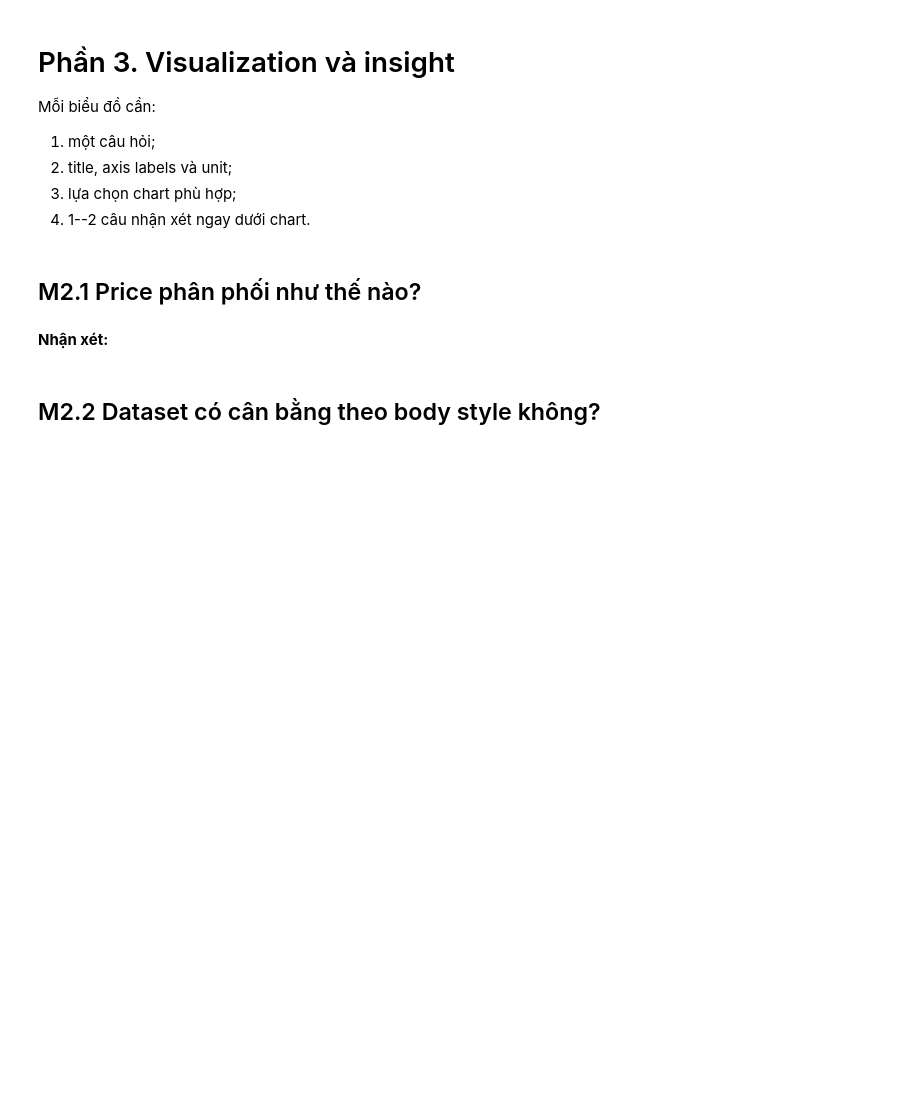
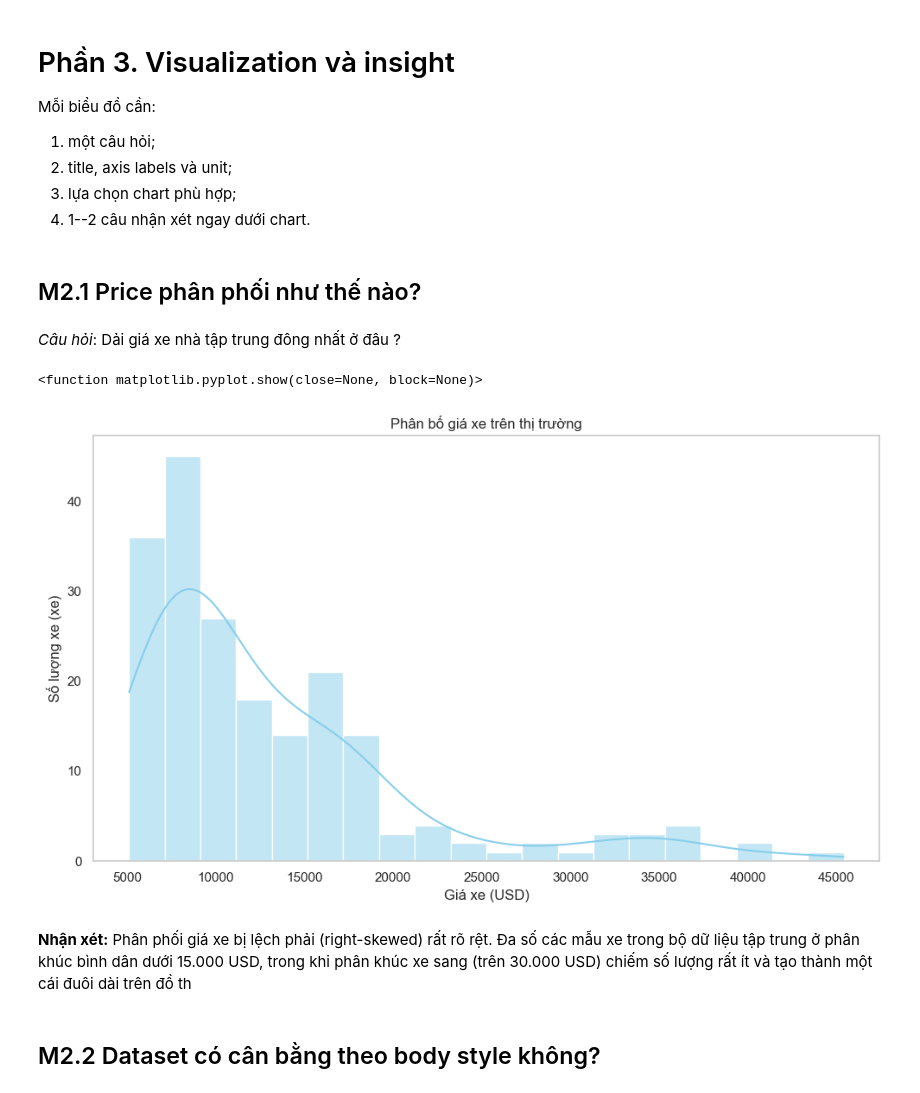
Before and after one commit to mliotlab/mliot-pyml-2026-hw, a Jupyter notebook: week02/numpy-pandas-eda-hw/numpy_pandas_eda_hw.ipynb, the cells around one changed output. Drawn from its saved outputs; the diff is of its cells as text; code cells hidden in the pictures; blank space fills up the shorter version.

```diff
--- a/week02/numpy-pandas-eda-hw/numpy_pandas_eda_hw.ipynb
+++ b/week02/numpy-pandas-eda-hw/numpy_pandas_eda_hw.ipynb
@@ -192,6 +218,10 @@ Load dữ liệu sao cho dấu `?` vẫn là chuỗi để quan sát ảnh hư
 # raw_df = ...
 # raw_shape = ...
 # raw_missing_marker_count = ...
+
+raw_df = pd.read_csv(DATA_PATH)
+raw_shape = raw_df.shape
+raw_missing_marker_count = (raw_df == "?").sum().sum()
 # %% [markdown]
 ## D2. Missing values và dtype
 
@@ -208,6 +238,12 @@ NUMERIC_COLUMNS = ['symboling', 'normalized_losses', 'wheel_base', 'length', 'wi
 # for column in NUMERIC_COLUMNS:
 #     ...
 # missing_by_column = ...
+
+df_clean = raw_df.replace("?", np.nan)
+for column in NUMERIC_COLUMNS:
+    df_clean[column] = pd.to_numeric(df_clean[column])
+
+missing_by_column = df_clean.isnull().sum()
 # %% [markdown]
 ### Giải thích cách làm sạch dữ liệu
 
@@ -275,9 +336,23 @@ Mỗi biểu đồ cần:
 4. 1--2 câu nhận xét ngay dưới chart.
 # %% [markdown]
 ## M2.1 Price phân phối như thế nào?
+# %% [markdown]
+*Câu hỏi*: Dải giá xe nhà tập trung đông nhất ở đâu ?
 # %%
 # TODO M2.1: histogram/KDE của price
+
+plt.figure(figsize = (10, 6))
+sns.histplot(data = df_clean , x ="price" , bins = 20, kde = "True", color = 'skyblue')
+plt.title("Phân bố giá xe trên thị trường")
+plt.xlabel("Giá xe (USD)")
+plt.ylabel("Số lượng xe (xe)")
+plt.grid(False)
+plt.tight_layout()
+plt.show
+# %% [output]
+<function matplotlib.pyplot.show(close=None, block=None)>
+[figure, added]
 # %% [markdown]
-**Nhận xét:** <!-- 1--2 câu -->
+**Nhận xét:** Phân phối giá xe bị lệch phải (right-skewed) rất rõ rệt. Đa số các mẫu xe trong bộ dữ liệu tập trung ở phân khúc bình dân dưới 15.000 USD, trong khi phân khúc xe sang (trên 30.000 USD) chiếm số lượng rất ít và tạo thành một cái đuôi dài trên đồ th
 # %% [markdown]
 ## M2.2 Dataset có cân bằng theo body style không?
```
Also changed, not shown: parts of 25 cells of this notebook.
